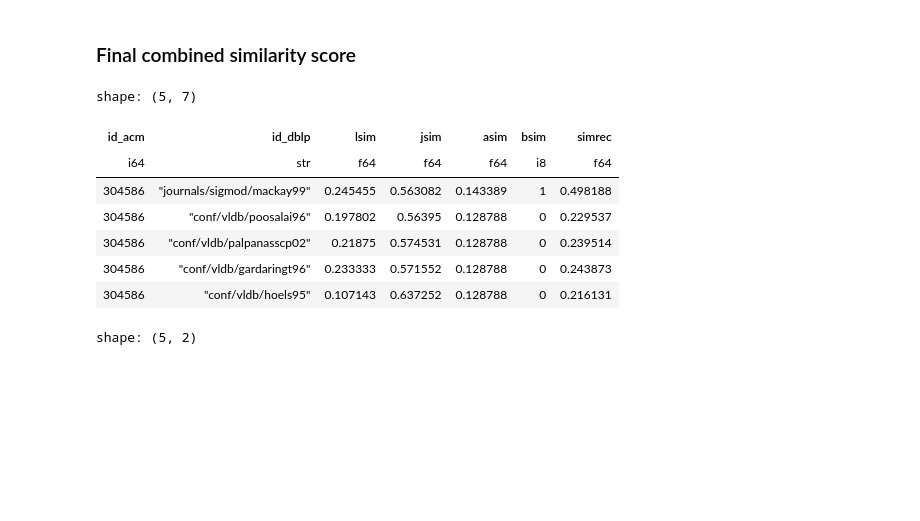
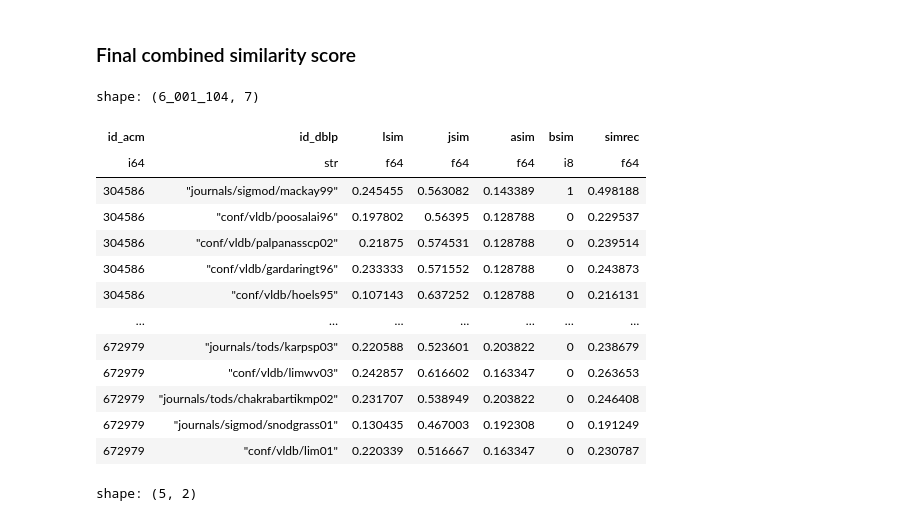
Before and after one commit to OssamaSijbesma/uu-data-wrangling-assignments, a Jupyter notebook: assignment-2/assignment.ipynb, the cells around one changed output. Cells and saved outputs as stored; diff of their text form; code cells hidden in the pictures; blank space fills up the shorter version.

```diff
--- a/assignment-2/assignment.ipynb
+++ b/assignment-2/assignment.ipynb
@@ -254,16 +254,22 @@ acm_x_dblp_wsim = pl.concat(
     + W_YEAR * pl.col("bsim")
 )
 # %%
-acm_x_dblp_wsim.head()
+acm_x_dblp_wsim
 # %% [output]
-shape: (5, 7)
+shape: (6_001_104, 7)
 | id_acm | id_dblp | lsim | jsim | asim | bsim | simrec |
 | i64 | str | f64 | f64 | f64 | i8 | f64 |
 | 304586 | "journals/sigmod/mackay99" | 0.245455 | 0.563082 | 0.143389 | 1 | 0.498188 |
 | 304586 | "conf/vldb/poosalai96" | 0.197802 | 0.56395 | 0.128788 | 0 | 0.229537 |
 | 304586 | "conf/vldb/palpanasscp02" | 0.21875 | 0.574531 | 0.128788 | 0 | 0.239514 |
 | 304586 | "conf/vldb/gardaringt96" | 0.233333 | 0.571552 | 0.128788 | 0 | 0.243873 |
 | 304586 | "conf/vldb/hoels95" | 0.107143 | 0.637252 | 0.128788 | 0 | 0.216131 |
+| … | … | … | … | … | … | … |
+| 672979 | "journals/tods/karpsp03" | 0.220588 | 0.523601 | 0.203822 | 0 | 0.238679 |
+| 672979 | "conf/vldb/limwv03" | 0.242857 | 0.616602 | 0.163347 | 0 | 0.263653 |
+| 672979 | "journals/tods/chakrabartikmp02" | 0.231707 | 0.538949 | 0.203822 | 0 | 0.246408 |
+| 672979 | "journals/sigmod/snodgrass01" | 0.130435 | 0.467003 | 0.192308 | 0 | 0.191249 |
+| 672979 | "conf/vldb/lim01" | 0.220339 | 0.516667 | 0.163347 | 0 | 0.230787 |
 # %%
 ids.head()
 # %% [output]
```
Also changed, not shown: parts of 1 cell of this notebook.
